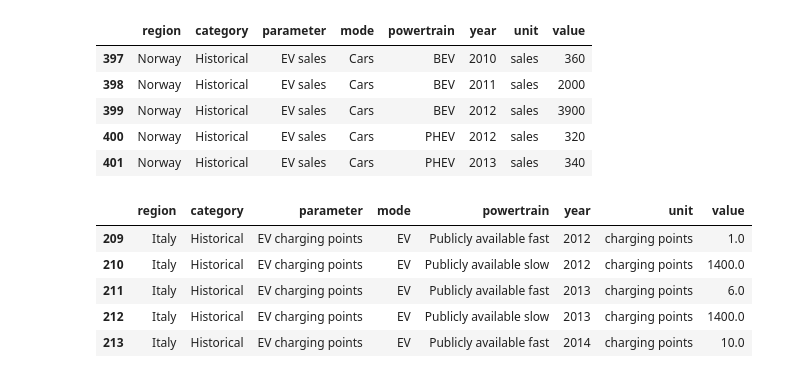
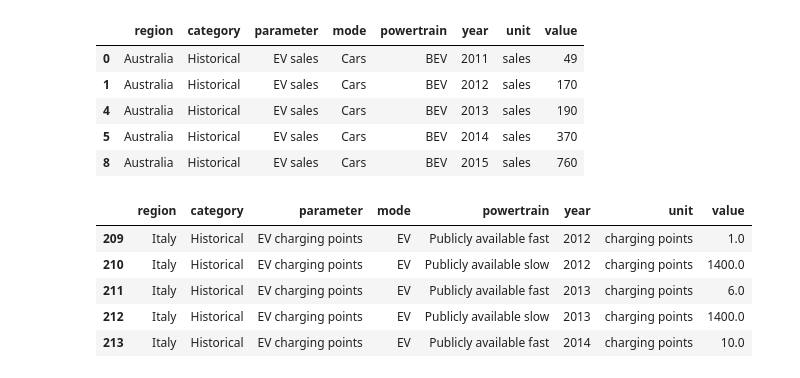
Before and after one commit to TrulsST/VisualAnalytics, a Jupyter notebook: Data_processing.ipynb, the cells around one changed output. Cells and saved outputs as stored; diff of their text form; code cells hidden in the pictures.

```diff
--- a/Data_processing.ipynb
+++ b/Data_processing.ipynb
@@ -408,3 +449,4 @@ True
 # %%
-df_ev_sales = pd.read_csv("data/IEA-EV-dataEV salesCarsHistorical.csv")
+df_sales = pd.read_csv("data/IEA-EV-dataEV salesCarsHistorical.csv")
 df_ev_chargingP = pd.read_csv("data/IEA-EV-dataEV charging pointsHistorical.csv")
+#df_sales_share = pd.read_csv("data/")
@@ -411,12 +472,16 @@ df_ev_chargingP = pd.read_csv("data/IEA-EV-dataEV charging pointsHistorical.csv"
 # %%
-df_ev_sales[df_ev_sales['region'] == "Norway"].head()
+
+# one for BEVs and one for PHEV ??
+df_bev_sales = df_sales[df_sales['powertrain'] == "BEV"]
+df_phev_sales = df_sales[df_sales['powertrain'] == "PHEV"]
+df_bev_sales.head()
 # %% [output]
 |  | region | category | parameter | mode | powertrain | year | unit | value |
-| 397 | Norway | Historical | EV sales | Cars | BEV | 2010 | sales | 360 |
-| 398 | Norway | Historical | EV sales | Cars | BEV | 2011 | sales | 2000 |
-| 399 | Norway | Historical | EV sales | Cars | BEV | 2012 | sales | 3900 |
-| 400 | Norway | Historical | EV sales | Cars | PHEV | 2012 | sales | 320 |
-| 401 | Norway | Historical | EV sales | Cars | PHEV | 2013 | sales | 340 |
+| 0 | Australia | Historical | EV sales | Cars | BEV | 2011 | sales | 49 |
+| 1 | Australia | Historical | EV sales | Cars | BEV | 2012 | sales | 170 |
+| 4 | Australia | Historical | EV sales | Cars | BEV | 2013 | sales | 190 |
+| 5 | Australia | Historical | EV sales | Cars | BEV | 2014 | sales | 370 |
+| 8 | Australia | Historical | EV sales | Cars | BEV | 2015 | sales | 760 |
 # %%
 df_ev_chargingP[df_ev_chargingP['region'] == "Italy"].head()
 # %% [output]
```
Also changed, not shown: parts of 21 cells of this notebook, 4 other files.
